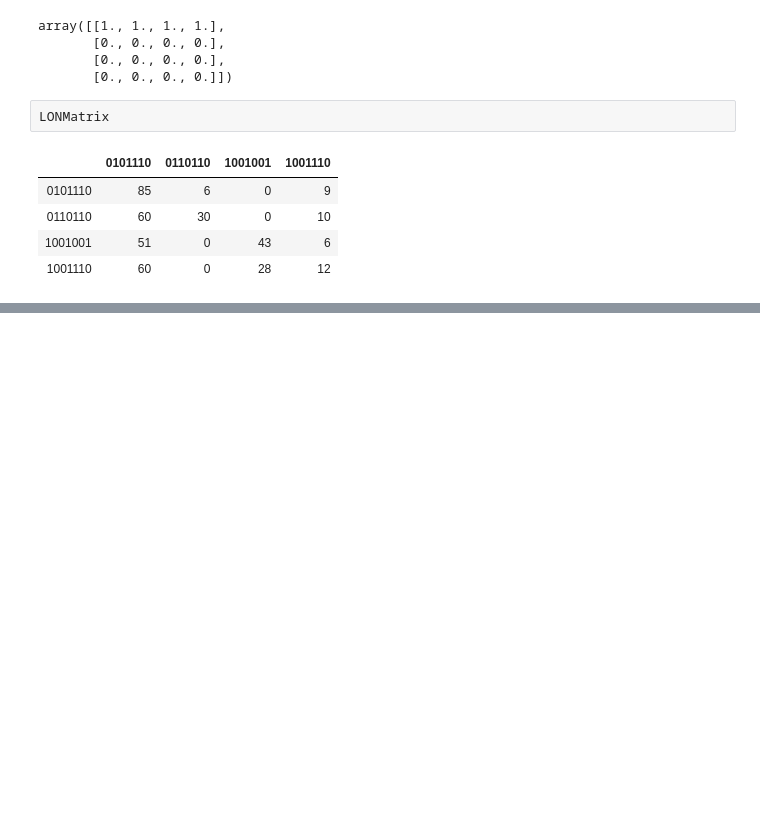
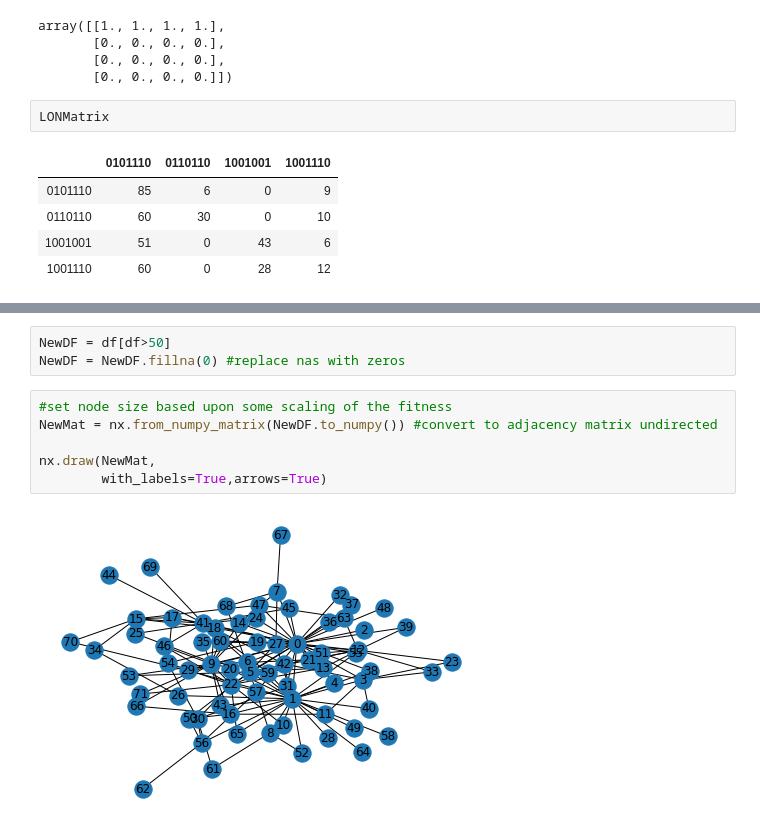
Before and after one commit to adrianapaza/NBA-NKC, a Jupyter notebook: ComputationalModels/Experiment.ipynb, the cells around one changed output, grey strips where cells are left out. Drawn from its saved outputs; the diff is of its cells as text; blank space fills up the shorter version.

```diff
--- a/ComputationalModels/Experiment.ipynb
+++ b/ComputationalModels/Experiment.ipynb
@@ -82,0 +103,11 @@ LONMatrix
+# %%
+NewDF = df[df>50]
+NewDF = NewDF.fillna(0) #replace nas with zeros
+# %%
+#set node size based upon some scaling of the fitness
+NewMat = nx.from_numpy_matrix(NewDF.to_numpy()) #convert to adjacency matrix undirected
+
+nx.draw(NewMat,
+        with_labels=True,arrows=True)
+# %% [output]
+[figure, added]
```
Also changed, not shown: parts of 10 cells of this notebook, 1 other file.
